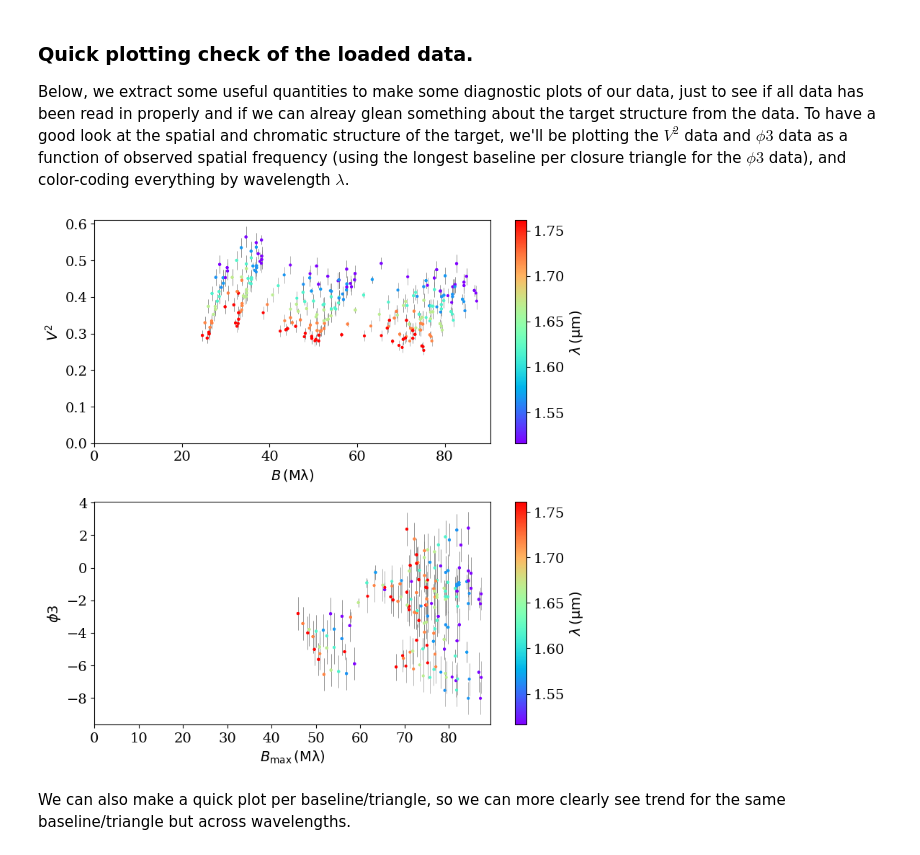
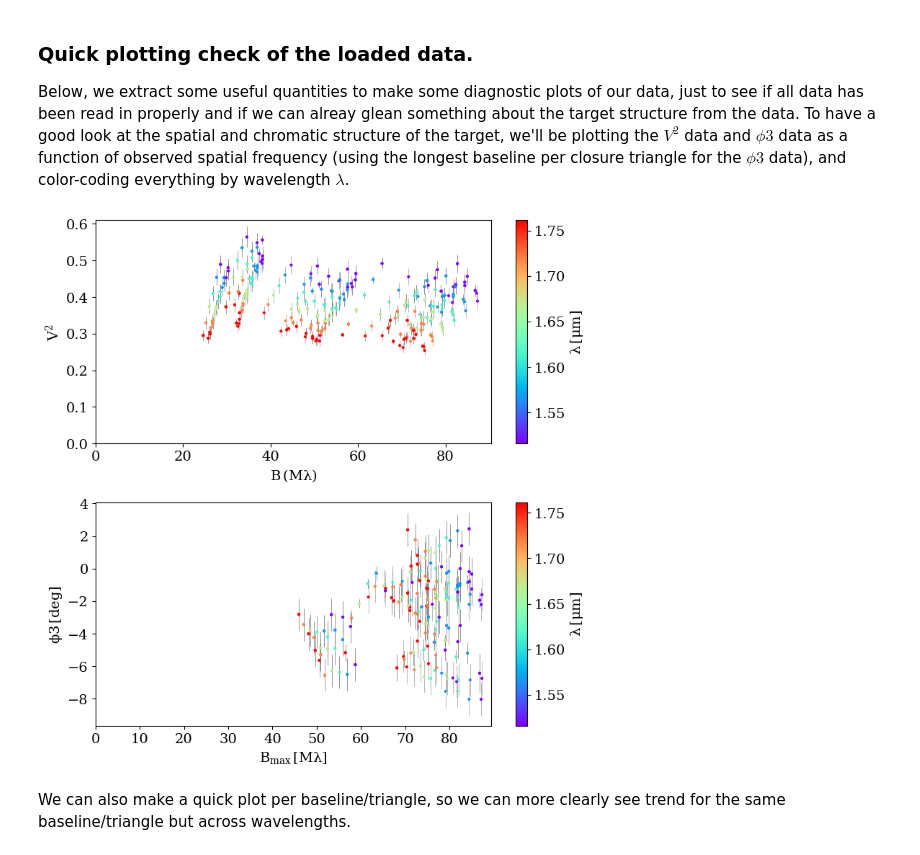
Before and after one commit to DePrinsT/drpangloss, a Jupyter notebook: notebooks/circumbinary_rim.ipynb, the cells around one changed output. Saved outputs shown, nothing was run; the diff lists cells and outputs as text; code cells hidden in the pictures.

Commit message:
Worked some more on rim plotting

```diff
--- a/notebooks/circumbinary_rim.ipynb
+++ b/notebooks/circumbinary_rim.ipynb
@@ -83,39 +86,39 @@ axes[0].errorbar(
     zorder=-1,
 )
 sc1 = axes[0].scatter(
     obs_basef / 1e6, obs_vis2, c=obs_vis2_wavel * 1e6, s=4, cmap="rainbow"
 )
 
 # Closure phase data.
 axes[1].errorbar(
     obs_basemaxf / 1e6,
     obs_cp,
     obs_d_cp,
     fmt=",",
     elinewidth=0.4,
     ecolor="grey",
     zorder=-1,
 )
 sc2 = axes[1].scatter(
     obs_basemaxf / 1e6, obs_cp, c=obs_cp_wavel * 1e6, s=4, cmap="rainbow"
 )
 
-fig.colorbar(sc1, ax=axes[0], label=r"$\lambda \, (\mathrm{\mu m})$")
-fig.colorbar(sc2, ax=axes[1], label=r"$\lambda \, (\mathrm{\mu m})$")
+fig.colorbar(sc1, ax=axes[0], label=r"$\lambda \, [\mathregular{\mu m}]$")
+fig.colorbar(sc2, ax=axes[1], label=r"$\lambda \, [\mathregular{\mu m}]$")
 
 axes[0].set_xlim(0)
 axes[0].set_ylim(0)
 axes[0].set_ylabel(r"$V^2$")
-axes[0].set_xlabel(r"$B \, (\mathrm{M\lambda})$")
+axes[0].set_xlabel(r"$B \, (\mathregular{M\lambda})$")
 
 axes[1].set_xlim(0)
-axes[1].set_ylabel(r"$\phi 3$")
-axes[1].set_xlabel(r"$B_{\mathrm{max}} \, (\mathrm{M\lambda})$")
+axes[1].set_ylabel(r"$\phi 3 \, [\mathregular{deg}]$")
+axes[1].set_xlabel(r"$B_{\mathregular{max}} \, [\mathregular{M\lambda}]$")
 
 plt.tight_layout()
 plt.show()
 # %% [output]
-[figure, old version]
+[figure, new version]
 # %% [markdown]
 We can also make a quick plot per baseline/triangle, so we can more clearly see trend
 for the same baseline/triangle but across wavelengths.
```
Also changed, not shown: parts of 5 cells of this notebook, 3 other files.
